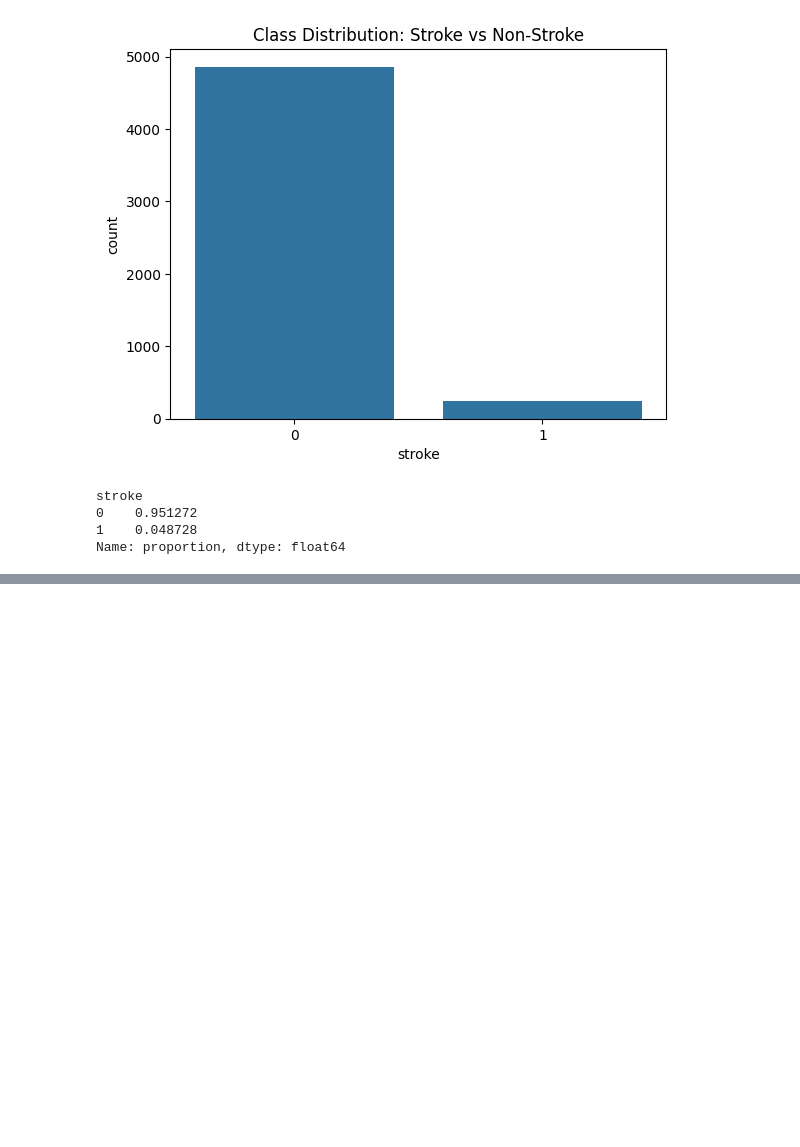
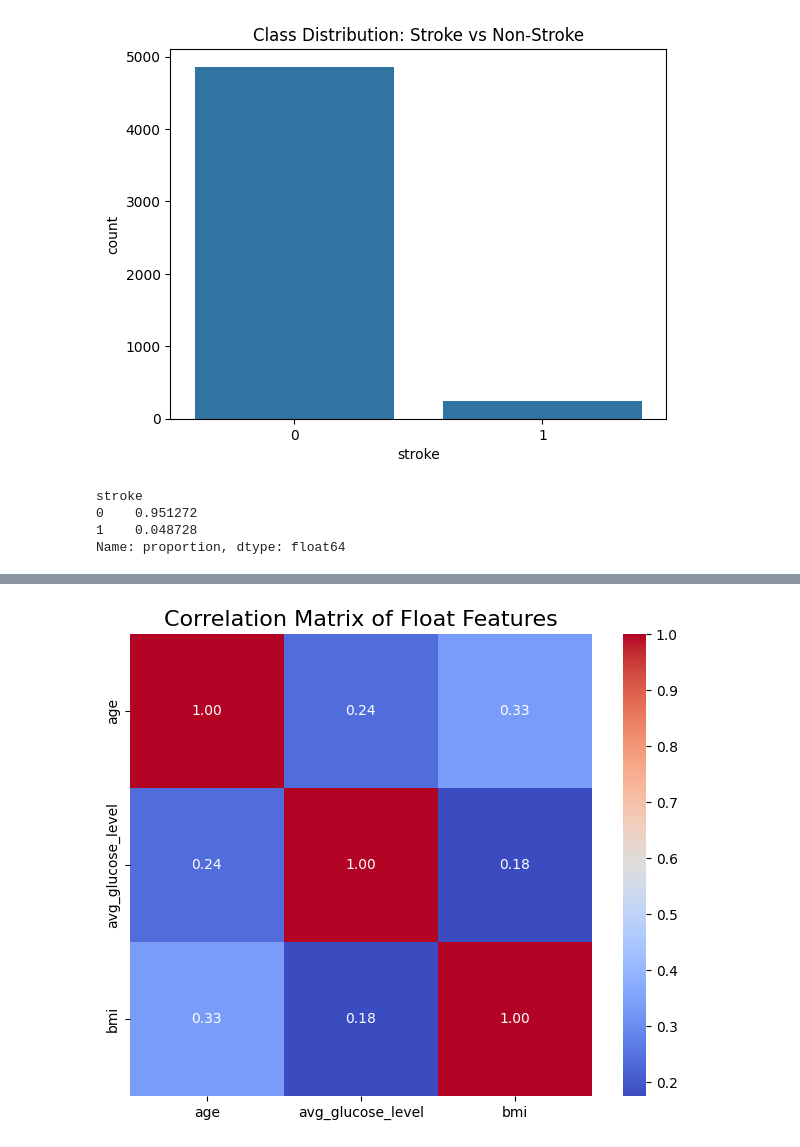
Before and after one commit to ibtj21/Stroke_Prediction_Using_Decison_Tree_at_iCog-Labs, a Jupyter notebook: stroke_prediction.ipynb, the cells around one changed output, grey strips where cells are left out. Drawn from its saved outputs; the diff is of its cells as text; code cells hidden in the pictures; blank space fills up the shorter version.

```diff
--- a/stroke_prediction.ipynb
+++ b/stroke_prediction.ipynb
@@ -49,0 +150,14 @@ Name: proportion, dtype: float64
+# %%
+# Select only float columns
+float_cols = data.select_dtypes(include='float').columns
+
+# Compute correlation matrix for float columns
+corr = data[float_cols].corr()
+
+# Plot heatmap
+plt.figure(figsize=(8,6))
+sns.heatmap(corr, annot=True, fmt=".2f", cmap='coolwarm', cbar=True, square=True)
+plt.title('Correlation Matrix of Float Features', fontsize=16)
+plt.show()
+# %% [output]
+[figure, added]
```
Also changed, not shown: parts of 16 cells of this notebook.
